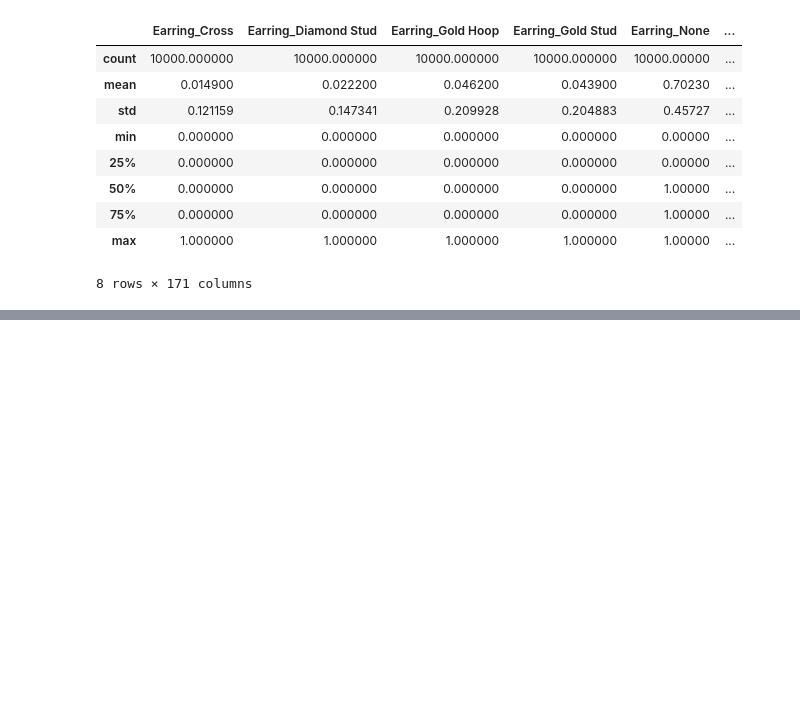
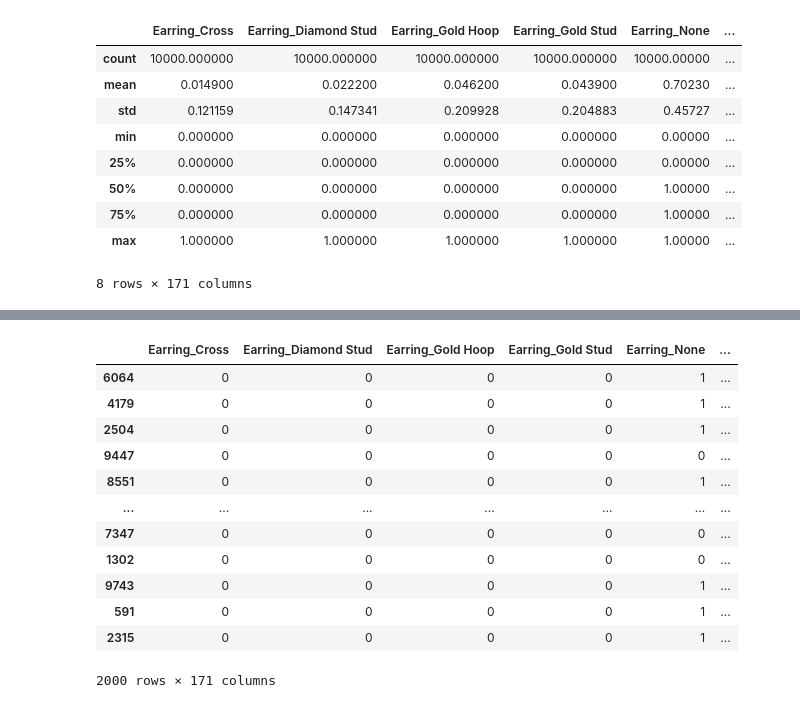
Before and after one commit to KostadinovK/Datathon-2022, a Jupyter notebook: Datathon_2022.ipynb, the cells around one changed output, grey strips where cells are left out. Cells and saved outputs as stored; diff of their text form; code cells hidden in the pictures; blank space fills up the shorter version.

```diff
--- a/Datathon_2022.ipynb
+++ b/Datathon_2022.ipynb
@@ -200,0 +223,16 @@ ValueError: x and y must have same first dimension, but have shapes (20,) and (1
+# %%
+test
+# %% [output]
+|  | Earring_Cross | Earring_Diamond Stud | Earring_Gold Hoop | Earring_Gold Stud | Earring_None | ... |
+| 6064 | 0 | 0 | 0 | 0 | 1 | ... |
+| 4179 | 0 | 0 | 0 | 0 | 1 | ... |
+| 2504 | 0 | 0 | 0 | 0 | 1 | ... |
+| 9447 | 0 | 0 | 0 | 0 | 0 | ... |
+| 8551 | 0 | 0 | 0 | 0 | 1 | ... |
+| ... | ... | ... | ... | ... | ... | ... |
+| 7347 | 0 | 0 | 0 | 0 | 0 | ... |
+| 1302 | 0 | 0 | 0 | 0 | 0 | ... |
+| 9743 | 0 | 0 | 0 | 0 | 1 | ... |
+| 591 | 0 | 0 | 0 | 0 | 1 | ... |
+| 2315 | 0 | 0 | 0 | 0 | 1 | ... |
+2000 rows × 171 columns
```
Also changed, not shown: parts of 17 cells of this notebook.
